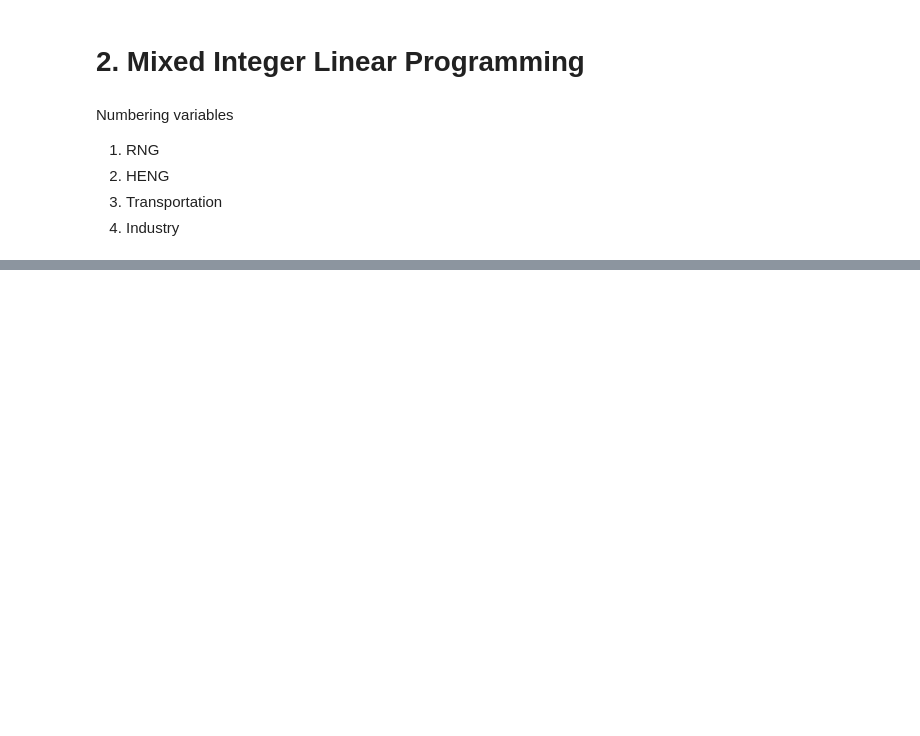
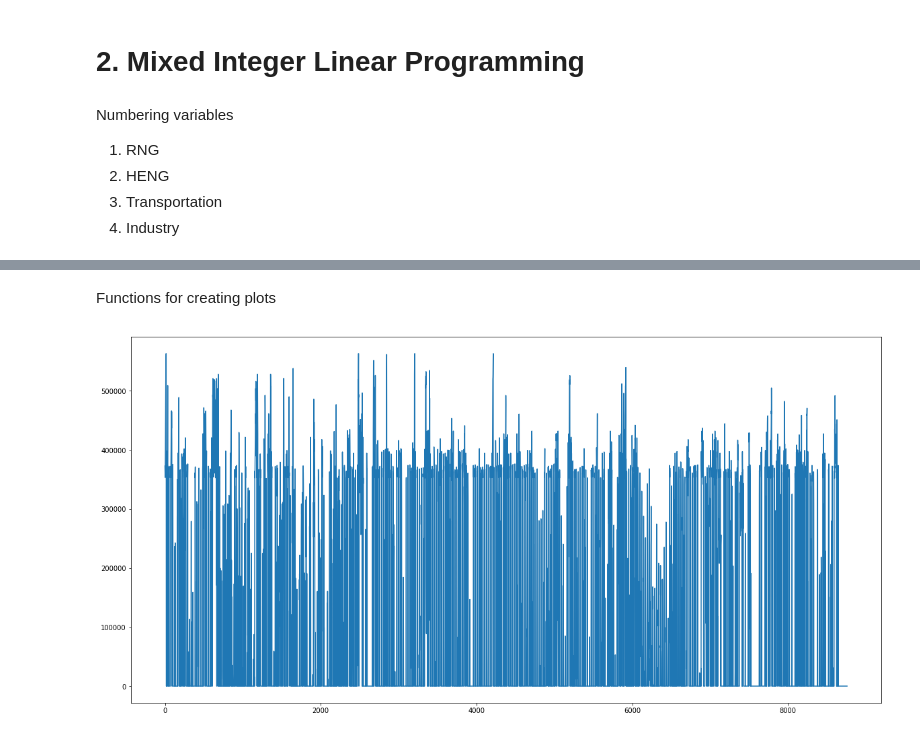
Before and after one commit to lewisjko/FYDP, a Jupyter notebook: FYDP.ipynb, the cells around one changed output, grey strips where cells are left out. Saved outputs shown, nothing was run; the diff lists cells and outputs as text; code cells hidden in the pictures; blank space fills up the shorter version.

```diff
--- a/FYDP.ipynb
+++ b/FYDP.ipynb
@@ -845,5 +810,9 @@ print(CAPEX_3.value(), OPEX_3.value())
 # %%
-#create variable dictionary
-variable_dict = {}
-for v in LP_1.variables():
-    variable_dict[v.name] = v.varValue
+def create_var_dict(LP_object):
+    variable_dict = {}
+    for v in LP_object.variables():
+        variable_dict[v.name] = v.varValue
+
+    return variable_dict
+# %%
+variable_dict = create_var_dict(LP_3)
@@ -851,10 +822,9 @@ for v in LP_1.variables():
 def create_var_df(variable_dict,col_string,exc_string=None):
     '''
     variable_dict = dictionary of the variable names and values
-    col_string = the variable name of interest (i.e. 'CO2_h_')
+    col_string = the variable name of interest including _ at the end (i.e. 'CO2_h_')
     exc_string = the variable you do not want to include (just in case of RNG and RNG_max)
     '''
-
 
     if exc_string is not None:
         #list of variable values
@@ -867,18 +837,13 @@ def create_var_df(variable_dict,col_string,exc_string=None):
         #list of variable names
         var_name = [ k for k,v in variable_dict.items() if k.startswith(col_string)]
 
-    print(len(var_value))
+    print('The length of the list: ',len(var_value))
     #create a df of variable value and name
     variable_df = []
 
     variable_df = pd.DataFrame(
         {'value': var_value,
          'name': var_name})
-
-    display(variable_df.head())
-
-    #split_str = col_string + '_h_'
-    #print(split_str)
 
     #split the name and create an hour
     variable_df['hour'] = variable_df['name'].apply(lambda x: x.split(col_string)[1])
@@ -889,6 +854,7 @@ def create_var_df(variable_dict,col_string,exc_string=None):
     #sort the df by hour
     variable_df.sort_values(by=['hour'],inplace=True)
 
+    print("The first 5 hours of the data:")
     display(variable_df.head())
 
     return variable_df
@@ -903,0 +916,2 @@ RNG_df = create_var_df(variable_dict,'RNG_','RNG_max')
+# %%
+H2_df = create_var_df(variable_dict,'H2_3_')
@@ -903,0 +927,2 @@ RNG_df = create_var_df(variable_dict,'RNG_','RNG_max')
+# %% [markdown]
+Functions for creating plots
@@ -904,2 +969,4 @@ RNG_df = create_var_df(variable_dict,'RNG_','RNG_max')
 # %%
-create_plot(RNG_df)
+create_plot(H2_df)
+# %% [output]
+[figure, added]
```
Also changed, not shown: parts of 21 cells of this notebook, 1 other file.
